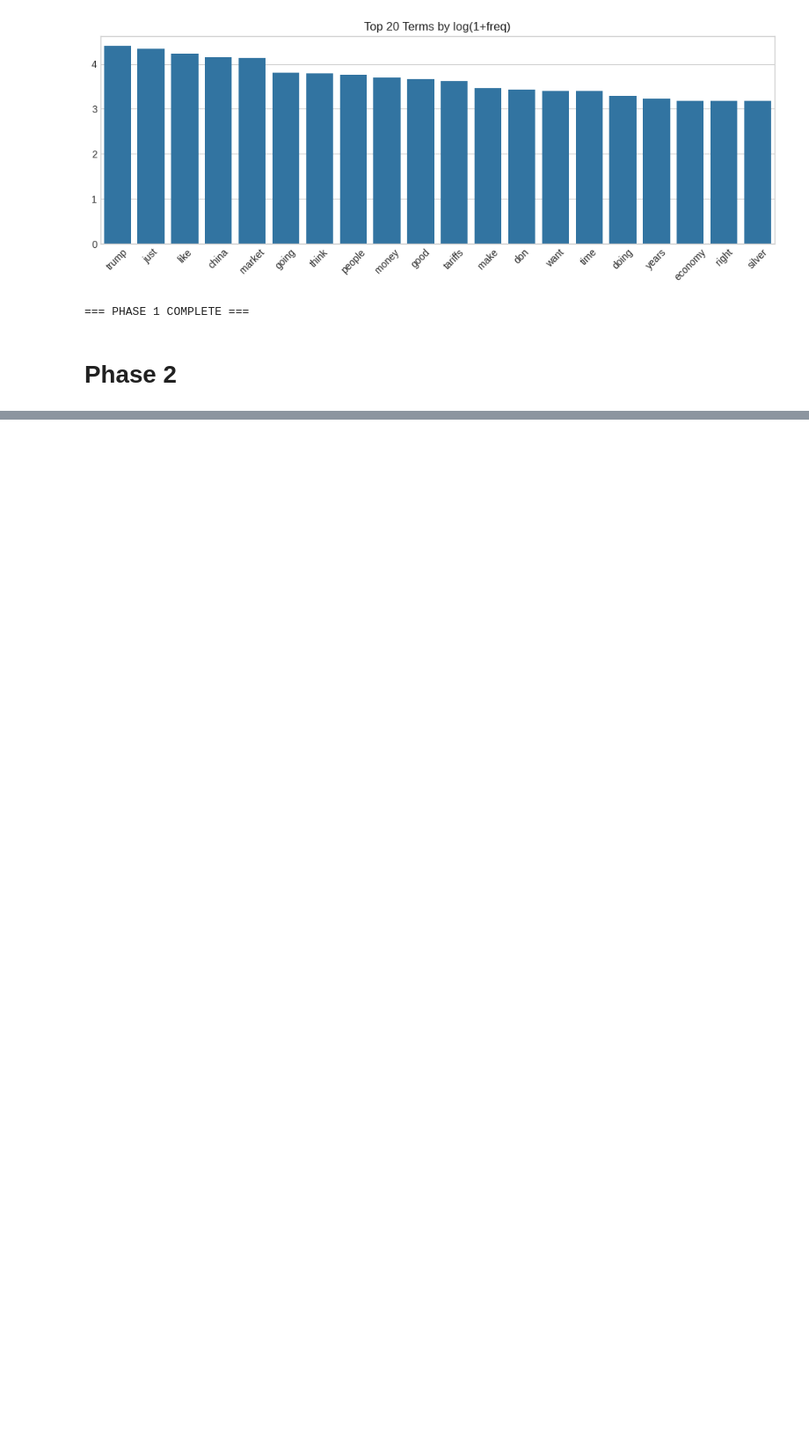
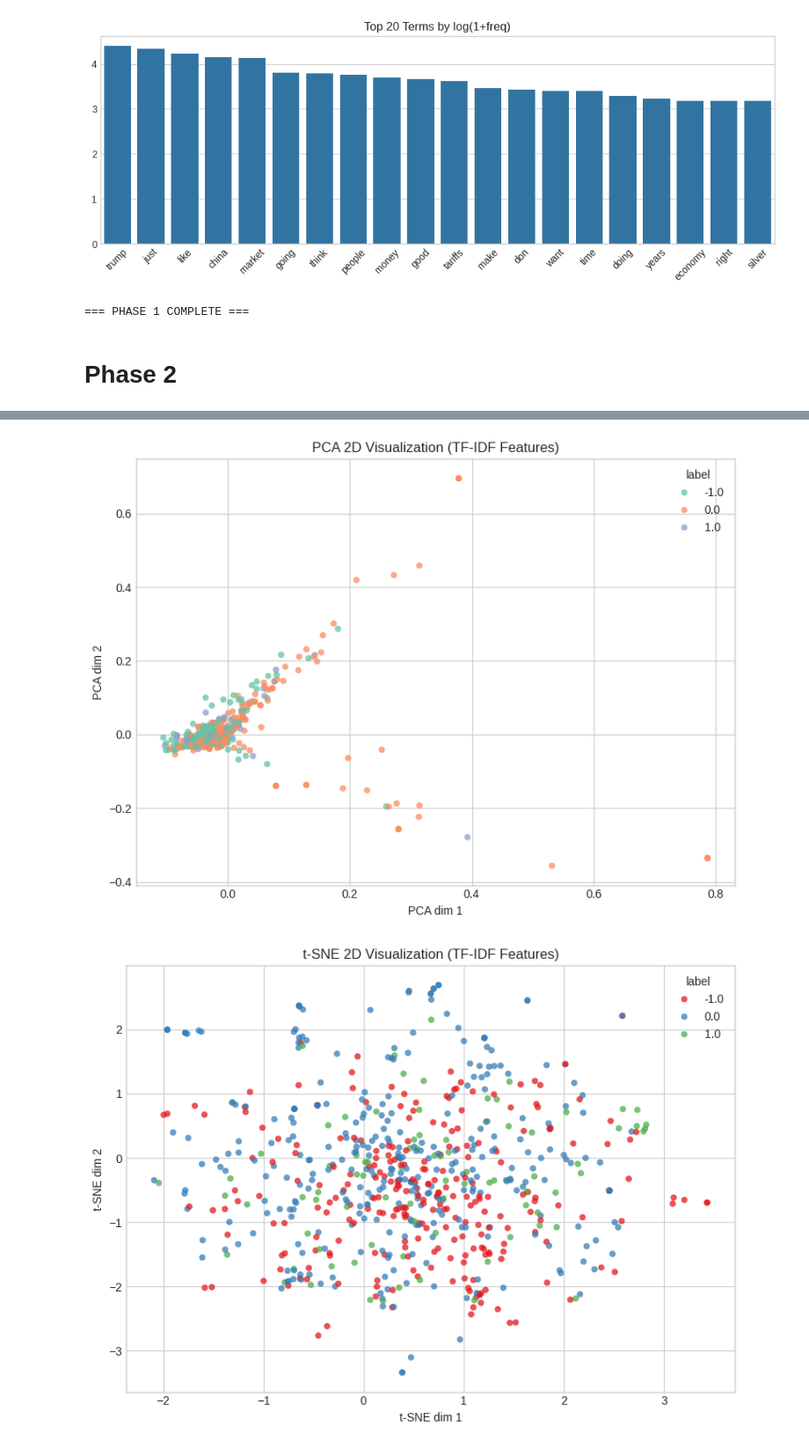
Before and after one commit to THH1118/DM2025-Lab1-Exercise, a Jupyter notebook: DM2025-Lab1-Homework.ipynb, the cells around one changed output, grey strips where cells are left out. Shown at 88% size. Saved outputs shown, nothing was run; the diff lists cells and outputs as text; code cells hidden in the pictures; blank space fills up the shorter version.

```diff
--- a/DM2025-Lab1-Homework.ipynb
+++ b/DM2025-Lab1-Homework.ipynb
@@ -655,0 +971,67 @@ Doc count  : 661
+# %%
+# ==========================================================
+#（PCA / t-SNE / UMAP）
+# ==========================================================
+
+import numpy as np
+import matplotlib.pyplot as plt
+import seaborn as sns
+
+df_sample['target'] = df_sample['label']
+
+#only use 1000
+n_sample = min(1000, X_tfidf_final.shape[0])
+X_for_vis = X_tfidf_final[:n_sample]
+y_for_vis = np.array(df_sample['target'].iloc[:n_sample])
+
+# ----------------------------------------------------------
+#PCA
+# ----------------------------------------------------------
+from sklearn.decomposition import PCA
+
+X_pca = PCA(n_components=2, random_state=42).fit_transform(X_for_vis.toarray())
+plt.figure(figsize=(8,6))
+sns.scatterplot(x=X_pca[:,0], y=X_pca[:,1], hue=y_for_vis, palette="Set2", alpha=0.75, s=25, edgecolor=None)
+plt.title("PCA 2D Visualization (TF-IDF Features)")
+plt.xlabel("PCA dim 1"); plt.ylabel("PCA dim 2")
+plt.legend(title="label", loc="best")
+plt.tight_layout()
+plt.show()
+
+# ----------------------------------------------------------
+#t-SNE
+# ----------------------------------------------------------
+from sklearn.manifold import TSNE
+
+X_tsne = TSNE(
+    n_components=2, perplexity=30, learning_rate='auto',
+    init='random', random_state=42, n_iter=1000
+).fit_transform(X_for_vis.toarray())
+
+plt.figure(figsize=(8,6))
+sns.scatterplot(x=X_tsne[:,0], y=X_tsne[:,1], hue=y_for_vis, palette="Set1", alpha=0.75, s=25, edgecolor=None)
+plt.title("t-SNE 2D Visualization (TF-IDF Features)")
+plt.xlabel("t-SNE dim 1"); plt.ylabel("t-SNE dim 2")
+plt.legend(title="label", loc="best")
+plt.tight_layout()
+plt.show()
+
+# ----------------------------------------------------------
+#UMAP
+# ----------------------------------------------------------
+!pip -q install umap-learn
+import umap.umap_ as umap
+
+umap_model = umap.UMAP(n_components=2, random_state=42, n_neighbors=15, min_dist=0.1)
+X_umap = umap_model.fit_transform(X_for_vis)
+
+plt.figure(figsize=(8,6))
+sns.scatterplot(x=X_umap[:,0], y=X_umap[:,1], hue=y_for_vis, palette="tab10", alpha=0.8, s=25, edgecolor=None)
+plt.title("UMAP 2D Visualization (TF-IDF Features)")
+plt.xlabel("UMAP dim 1"); plt.ylabel("UMAP dim 2")
+plt.legend(title="label", loc="best")
+plt.tight_layout()
+plt.show()
+# %% [output]
+[figure, added]
+[figure, added]
```
Also changed, not shown: parts of 32 cells of this notebook.
